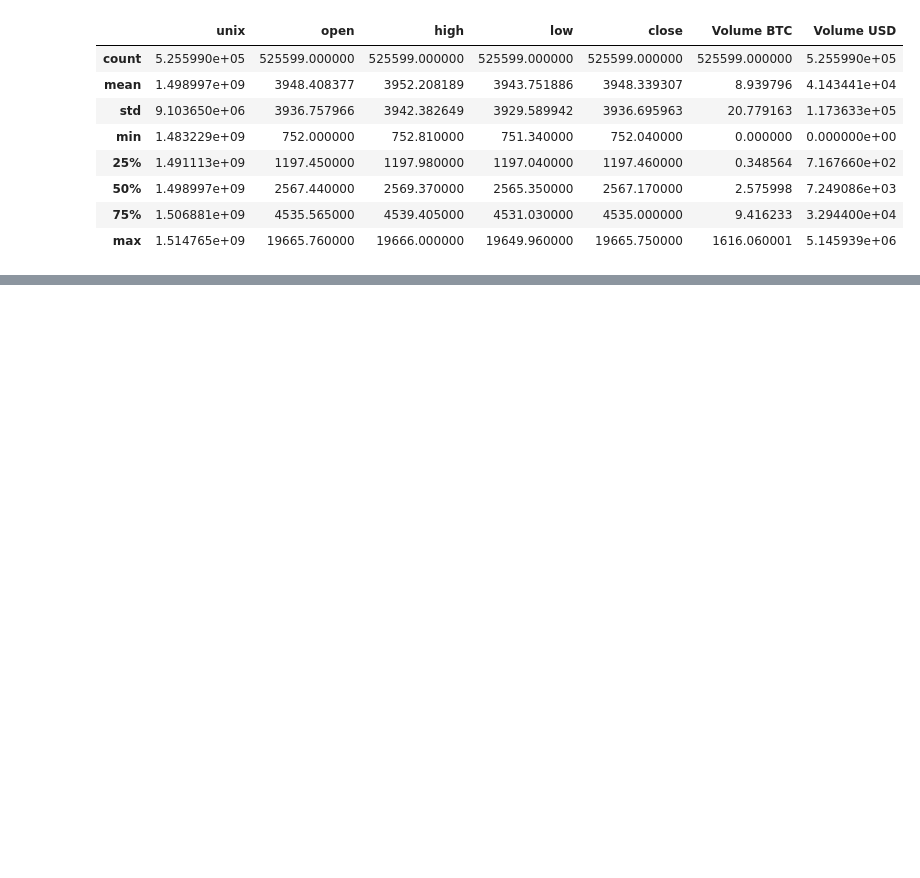
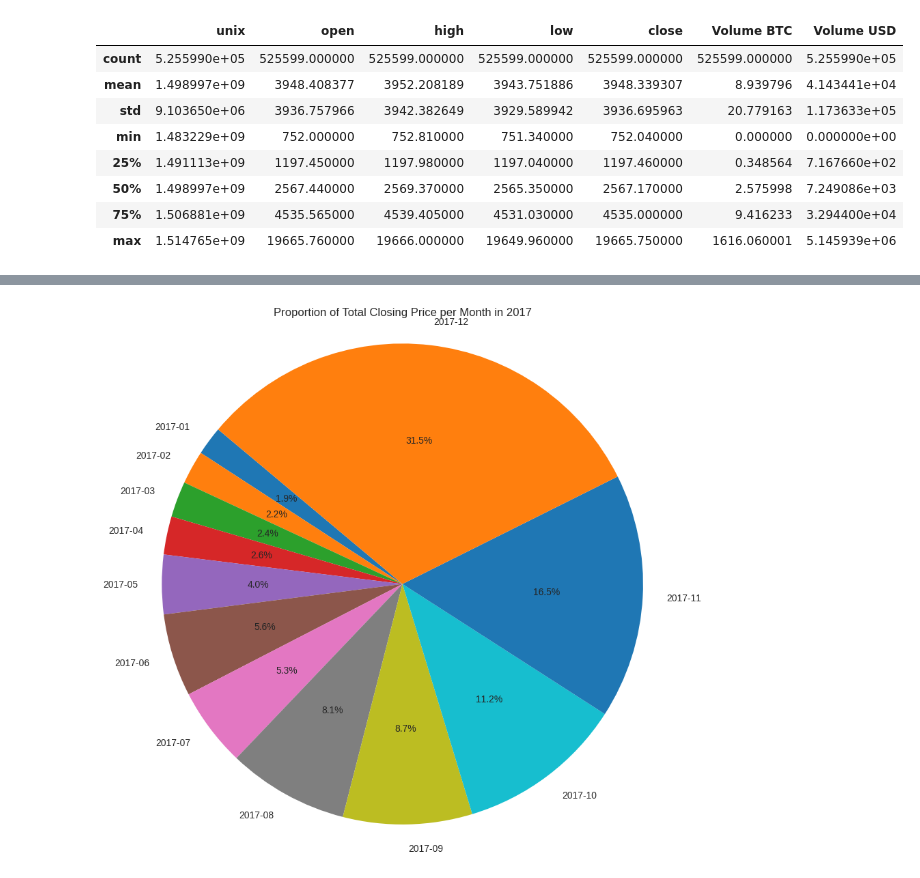
Before and after one commit to rehman2222/AI, a Jupyter notebook: BTC.ipynb, the cells around one changed output, grey strips where cells are left out. Cells and saved outputs as stored; diff of their text form; code cells hidden in the pictures; blank space fills up the shorter version.

```diff
--- a/BTC.ipynb
+++ b/BTC.ipynb
@@ -25,0 +69,10 @@ df.describe()
+# %%
+monthly_sum_close = monthly_avg_close.groupby('month')['close'].sum()
+
+plt.figure(figsize=(10, 10))
+plt.pie(monthly_sum_close, labels=monthly_sum_close.index.astype(str), autopct='%1.1f%%', startangle=140)
+plt.title("Proportion of Total Closing Price per Month in 2017")
+plt.axis('equal')
+plt.show()
+# %% [output]
+[figure, added]
```
Also changed, not shown: parts of 6 cells of this notebook.
